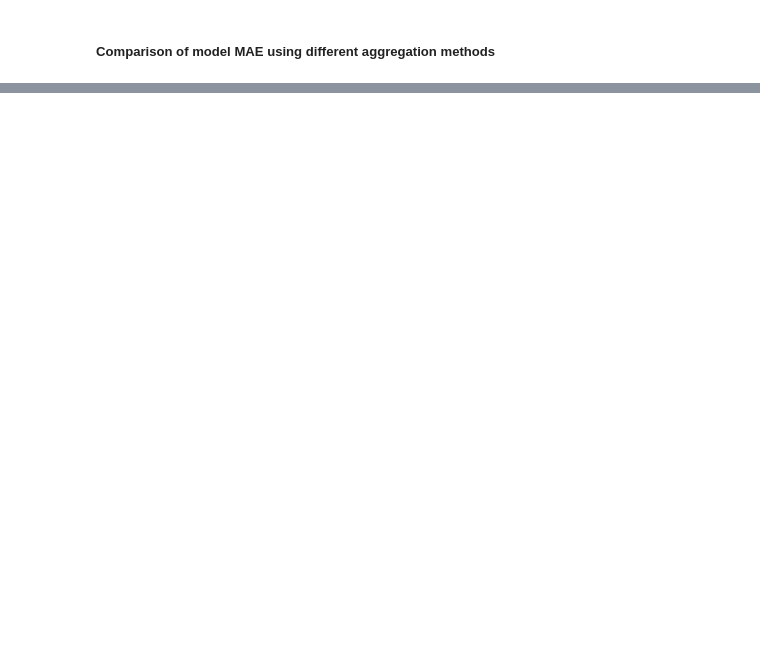
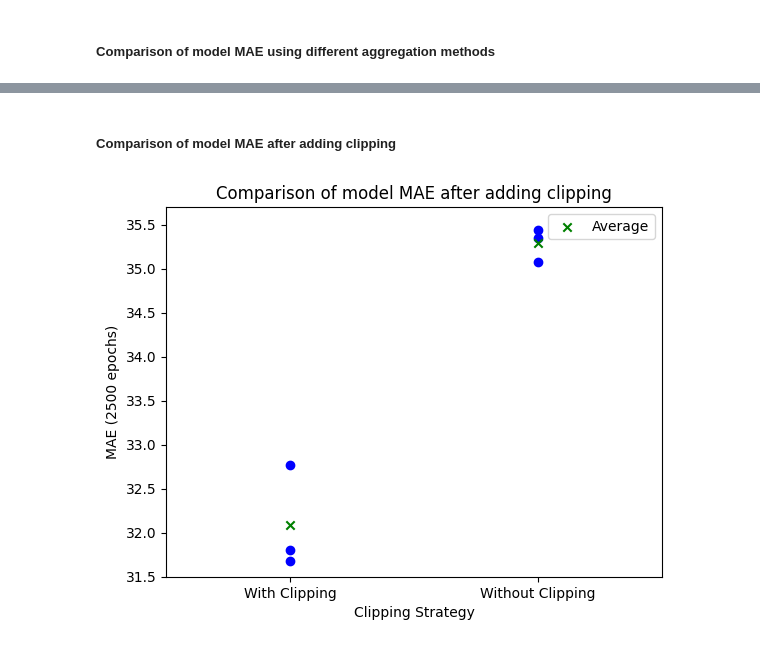
Before and after one commit to westarman/MLG-Project, a Jupyter notebook: models/RGCN/rgcn.ipynb, the cells around one changed output, grey strips where cells are left out. Drawn from its saved outputs; the diff is of its cells as text; code cells hidden in the pictures; blank space fills up the shorter version.

```diff
--- a/models/RGCN/rgcn.ipynb
+++ b/models/RGCN/rgcn.ipynb
@@ -285,0 +490,22 @@ plt.show()
+# %% [markdown]
+##### Comparison of model MAE after adding clipping
+# %%
+left_values = [32.7731, 31.8037, 31.6742]
+right_values = [35.0761, 35.3504, 35.4430]
+
+plt.scatter([1]*len(left_values), left_values, color="blue")
+plt.scatter([2]*len(right_values), right_values, color="blue")
+
+plt.scatter([1,2], [sum(left_values) / len(left_values), sum(right_values) / len(right_values)], color="green", marker="x", label="Average")
+
+plt.title("Comparison of model MAE after adding clipping")
+plt.ylabel("MAE (2500 epochs)")
+plt.xlabel("Clipping Strategy")
+plt.xticks([1, 2], ["With Clipping", "Without Clipping"])
+plt.legend()
+
+plt.xlim(0.5, 2.5)
+plt.ylim(31.5, 35.7)
+plt.show()
+# %% [output]
+[figure, added]
```
Also changed, not shown: parts of 24 cells of this notebook, 3 other files.
